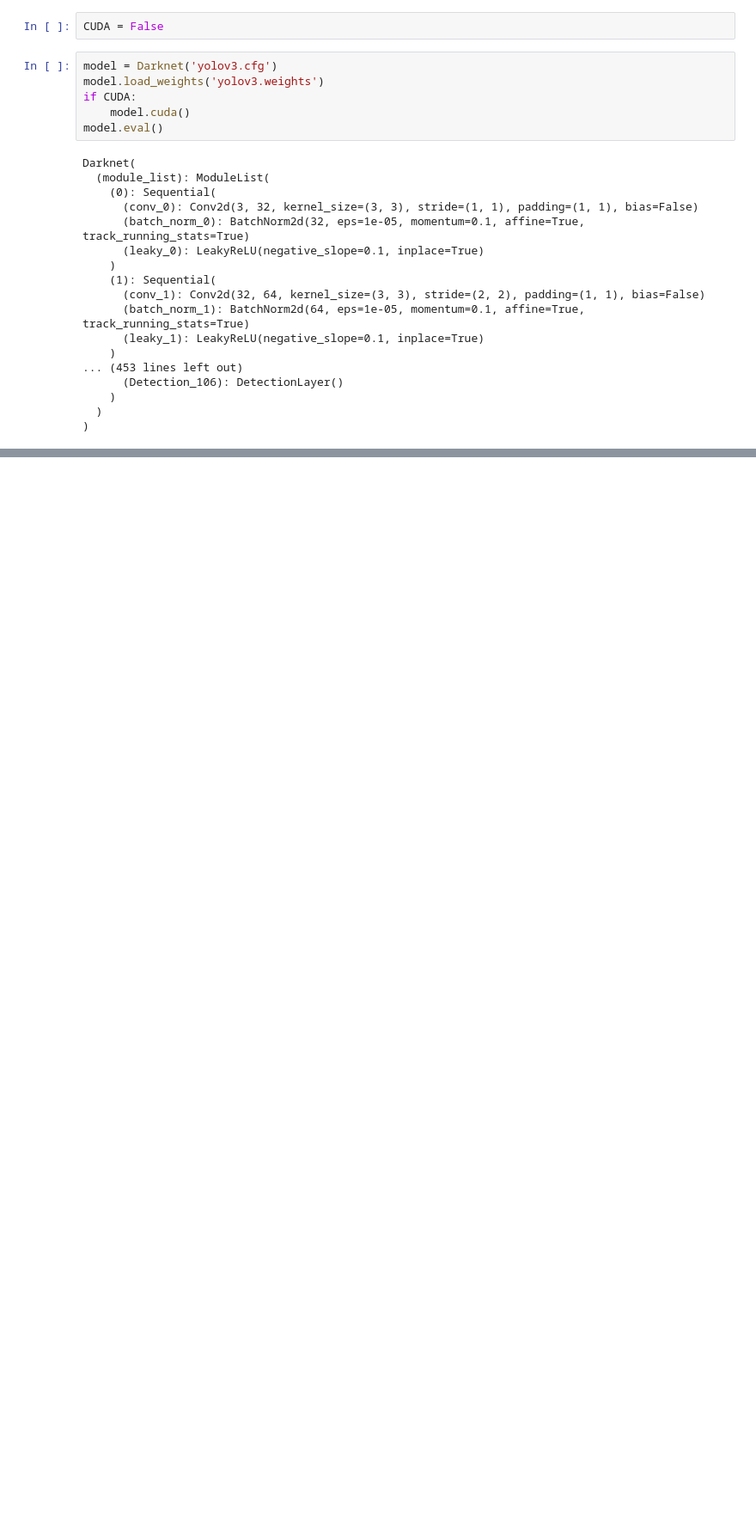
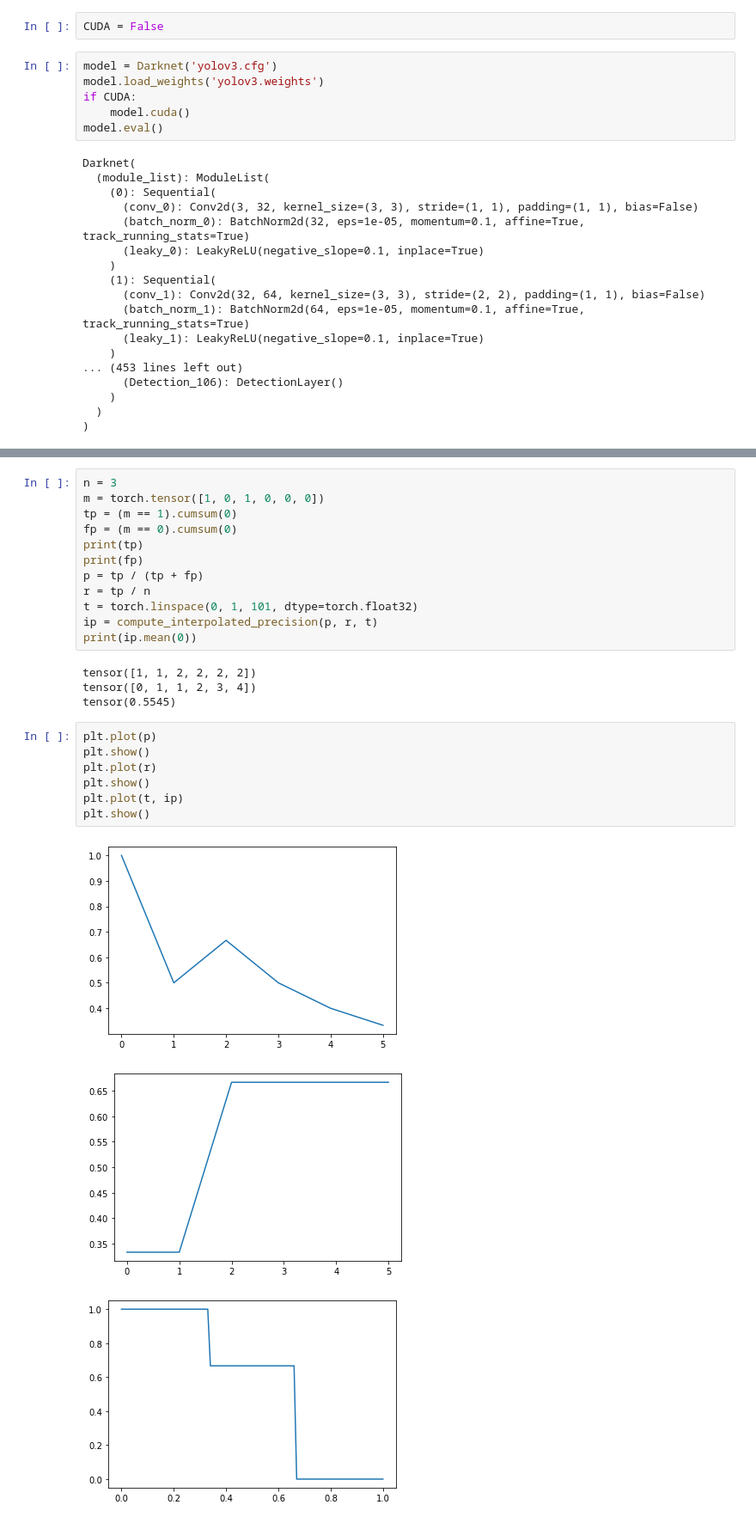
Before and after one commit to Senbjorn/yolov3-imp, a Jupyter notebook: evaluate_coco.ipynb, the cells around one changed output, grey strips where cells are left out. Shown at 86% size. Drawn from its saved outputs; the diff is of its cells as text; blank space fills up the shorter version.

```diff
--- a/evaluate_coco.ipynb
+++ b/evaluate_coco.ipynb
@@ -77,0 +218,27 @@ for img_path in tqdm(paths):
+# %%
+n = 3
+m = torch.tensor([1, 0, 1, 0, 0, 0])
+tp = (m == 1).cumsum(0)
+fp = (m == 0).cumsum(0)
+print(tp)
+print(fp)
+p = tp / (tp + fp)
+r = tp / n
+t = torch.linspace(0, 1, 101, dtype=torch.float32)
+ip = compute_interpolated_precision(p, r, t)
+print(ip.mean(0))
+# %% [output]
+tensor([1, 1, 2, 2, 2, 2])
+tensor([0, 1, 1, 2, 3, 4])
+tensor(0.5545)
+# %%
+plt.plot(p)
+plt.show()
+plt.plot(r)
+plt.show()
+plt.plot(t, ip)
+plt.show()
+# %% [output]
+[figure, added]
+[figure, added]
+[figure, added]
```
Also changed, not shown: parts of 39 cells of this notebook, 5 other files.
